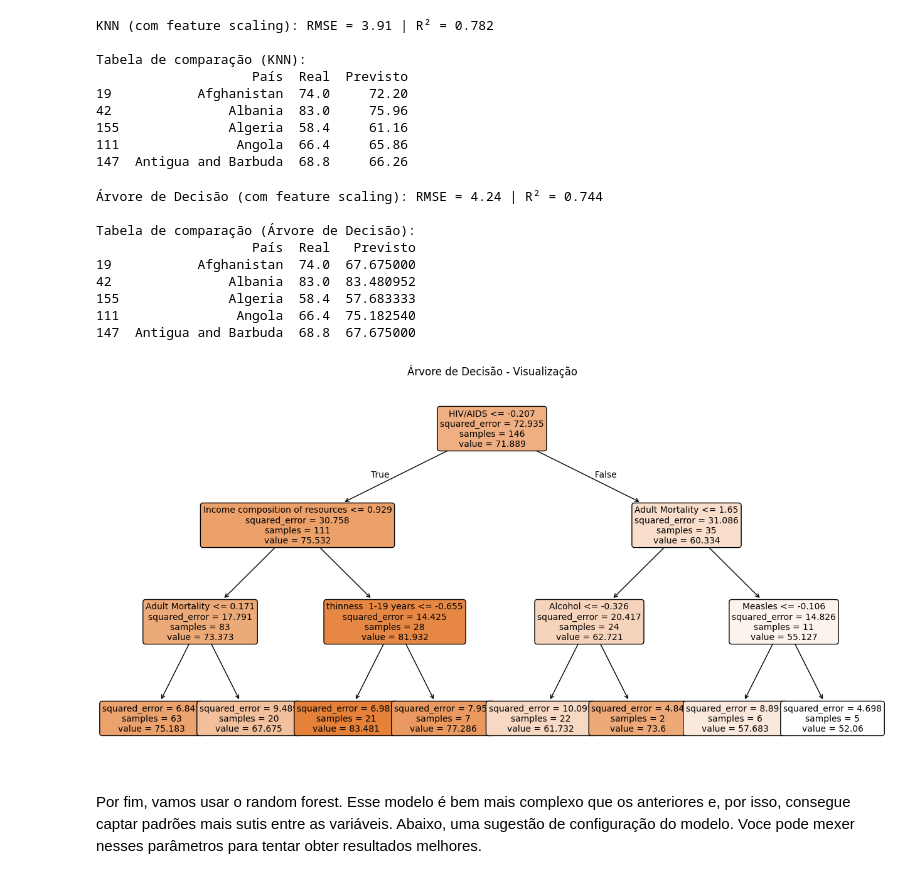
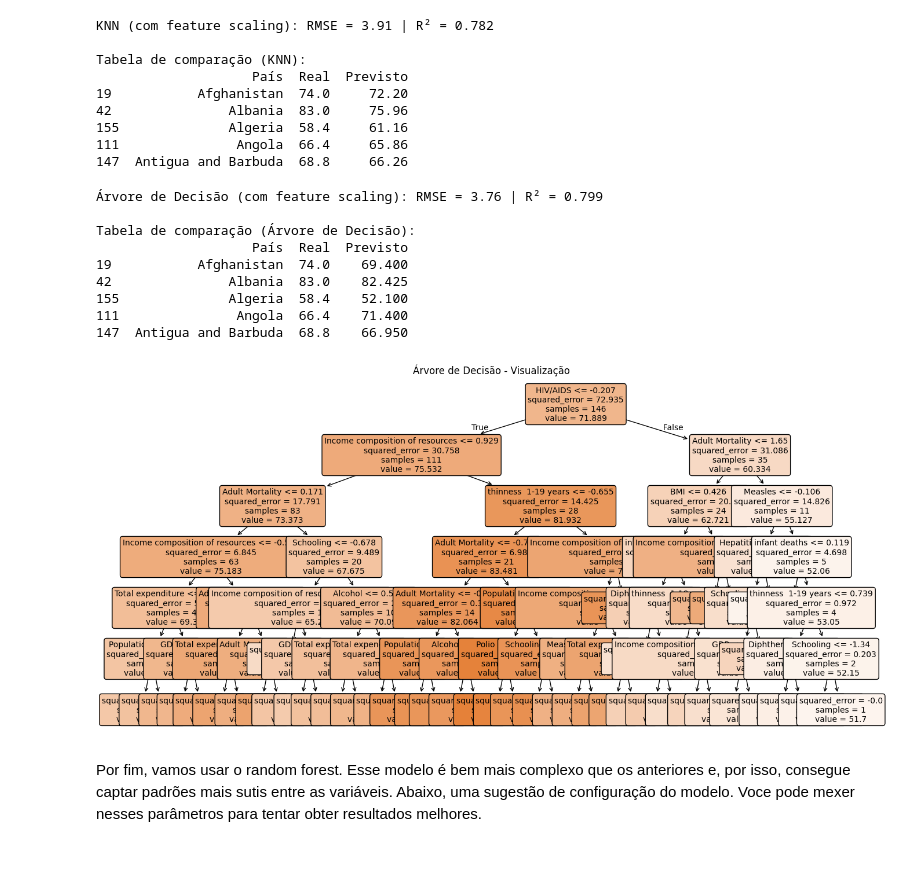
Before and after one commit to marcia09maria/IA-FINANCAS, a Jupyter notebook: Atividade 2.ipynb, the cells around one changed output. Saved outputs shown, nothing was run; the diff lists cells and outputs as text; code cells hidden in the pictures.

```diff
--- a/Atividade 2.ipynb
+++ b/Atividade 2.ipynb
@@ -382,45 +382,46 @@ Tabela de comparação (KNN):
 #TESTE PARA VER QUAL ARQUIVO VAI SER SALVO. ESTE É O FEITO NO FINAL DE SEMANA
 from sklearn.tree import DecisionTreeRegressor, plot_tree
 
-# Treina o modelo de árvore de decisão com dados escalados
-modelo_tree = DecisionTreeRegressor(random_state=42, max_depth=3)  # limite a profundidade para facilitar visualização
+# Treina o modelo de árvore de decisão com dados escalados, com 6 foi o menor RMSE. O RMSE indica, em média, o quão distante estão as previsões do modelo em relação aos valores reais, na mesma escala das variáveis preditas.3,76 Significa que, em média, a diferença entre as previsões da árvore de decisão e os valores reais é de aproximadamente 3,76 unidades. Quanto menor o RMSE, melhor o modelo está em capturar os padrões dos dados e em minimizar os erros de previsão.
+
+modelo_tree = DecisionTreeRegressor(random_state=42, max_depth=6)  # limite a profundidade para facilitar visualização
 modelo_tree.fit(X_train_scaled, y_train)
 
 # Predição com os dados escalados
 y_pred_tree = modelo_tree.predict(X_test_scaled)
 
 # Avaliação do modelo
 rmse_tree = np.sqrt(mean_squared_error(y_test, y_pred_tree))
 r2_tree = r2_score(y_test, y_pred_tree)
 
 print(f"\nÁrvore de Decisão (com feature scaling): RMSE = {rmse_tree:.2f} | R² = {r2_tree:.3f}")
 
 # Comparação Real vs Previsto
 df_comp_tree = pd.DataFrame({
     "País": X_test_imp.index.map(df.set_index(X.index).loc[:, "Country"]),
     "Real": y_test,
     "Previsto": y_pred_tree
 })
 
 print("\nTabela de comparação (Árvore de Decisão):")
 print(df_comp_tree.head())
 
 # Plot da árvore
 plt.figure(figsize=(16,8))
 plot_tree(modelo_tree, feature_names=X_train_scaled.columns, filled=True, rounded=True, fontsize=10)
 plt.title("Árvore de Decisão - Visualização")
 plt.show()
 # %% [output]
-Árvore de Decisão (com feature scaling): RMSE = 4.24 | R² = 0.744
+Árvore de Decisão (com feature scaling): RMSE = 3.76 | R² = 0.799
 
 Tabela de comparação (Árvore de Decisão):
-                    País  Real   Previsto
-19           Afghanistan  74.0  67.675000
-42               Albania  83.0  83.480952
-155              Algeria  58.4  57.683333
-111               Angola  66.4  75.182540
-147  Antigua and Barbuda  68.8  67.675000
+                    País  Real  Previsto
+19           Afghanistan  74.0    69.400
+42               Albania  83.0    82.425
+155              Algeria  58.4    52.100
+111               Angola  66.4    71.400
+147  Antigua and Barbuda  68.8    66.950
-[figure, old version]
+[figure, new version]
 # %% [markdown]
 Por fim, vamos usar o random forest. Esse modelo é bem mais complexo que os anteriores e, por isso, consegue captar padrões mais sutis entre as variáveis. Abaixo, uma sugestão de configuração do modelo. Voce pode mexer nesses parâmetros para tentar obter resultados melhores.
 # %%
```
